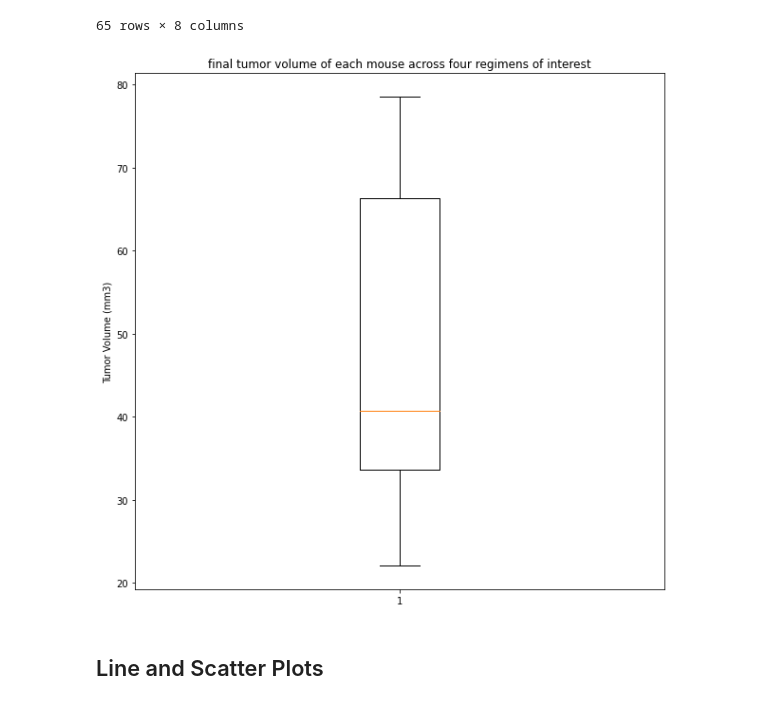
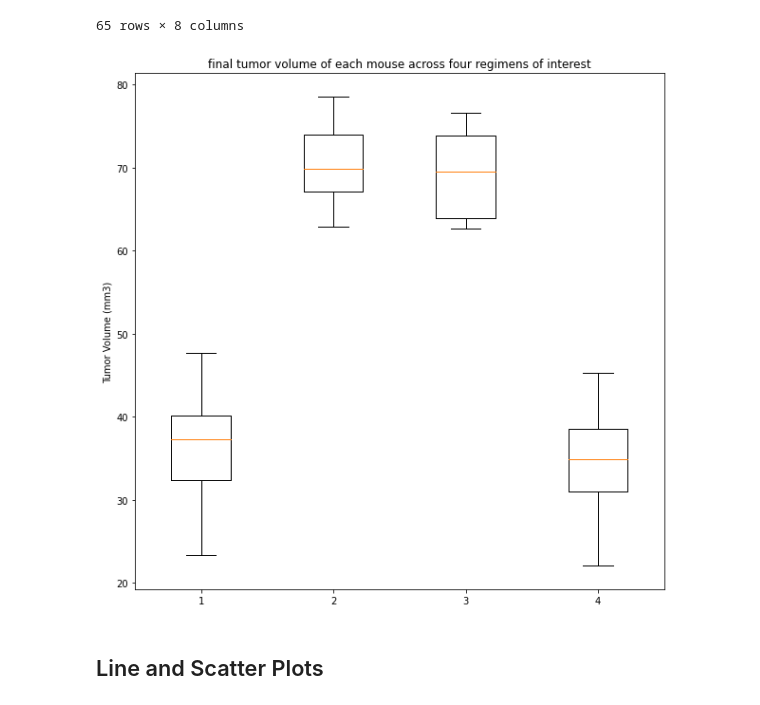
Before and after one commit to luislobo6/matplotlib-challenge, a Jupyter notebook: Pymaceuticals/pymaceuticals_starter.ipynb, the cells around one changed output. Drawn from its saved outputs; the diff is of its cells as text; code cells hidden in the pictures.

```diff
--- a/Pymaceuticals/pymaceuticals_starter.ipynb
+++ b/Pymaceuticals/pymaceuticals_starter.ipynb
@@ -279,21 +279,28 @@ Values above 115.32840007000001 could be outliers.
 | 1877 | m957 | 45 | 33.329098 | 1 | Capomulin | Female | 3 | ... |
 | 1892 | m601 | 45 | 28.430964 | 1 | Capomulin | Male | 22 | ... |
 65 rows × 8 columns
+# %%
+# Get the four regimens of interest and put them in a list to boxplot
+box_plot_capomulin = box_plot.loc[box_plot["Drug Regimen"] == "Capomulin","Tumor Volume (mm3)"]
+box_plot_ketapril = box_plot.loc[box_plot["Drug Regimen"] == "Ketapril","Tumor Volume (mm3)"]
+box_plot_naftisol = box_plot.loc[box_plot["Drug Regimen"] == "Naftisol","Tumor Volume (mm3)"]
+box_plot_ramicane = box_plot.loc[box_plot["Drug Regimen"] == "Ramicane","Tumor Volume (mm3)"]
+lista = [box_plot_capomulin, box_plot_ketapril, box_plot_naftisol, box_plot_ramicane]
 # %%
 # Generate a box plot of the final tumor volume of each mouse across four regimens of interest
 
 #fig1, ax1 = plt.subplots()
 
 plt.figure(figsize=(10,10))
 plt.title('final tumor volume of each mouse across four regimens of interest')
 plt.ylabel('Tumor Volume (mm3)')
-#green_markers = dict(markerfacecolor='g', marker='o')
-plt.boxplot(box_plot["Tumor Volume (mm3)"])#, flierprops=green_markers, showfliers=True)
-
+green_markers = dict(markerfacecolor='g', marker='o')
+#plt.boxplot(box_plot["Tumor Volume (mm3)"])#, flierprops=green_markers, showfliers=True)
+plt.boxplot(lista, flierprops=green_markers)
 
 plt.show()
 # %% [output]
-[figure, old version]
+[figure, new version]
 # %% [markdown]
 ## Line and Scatter Plots
 # %%
```
Also changed, not shown: parts of 1 cell of this notebook.
